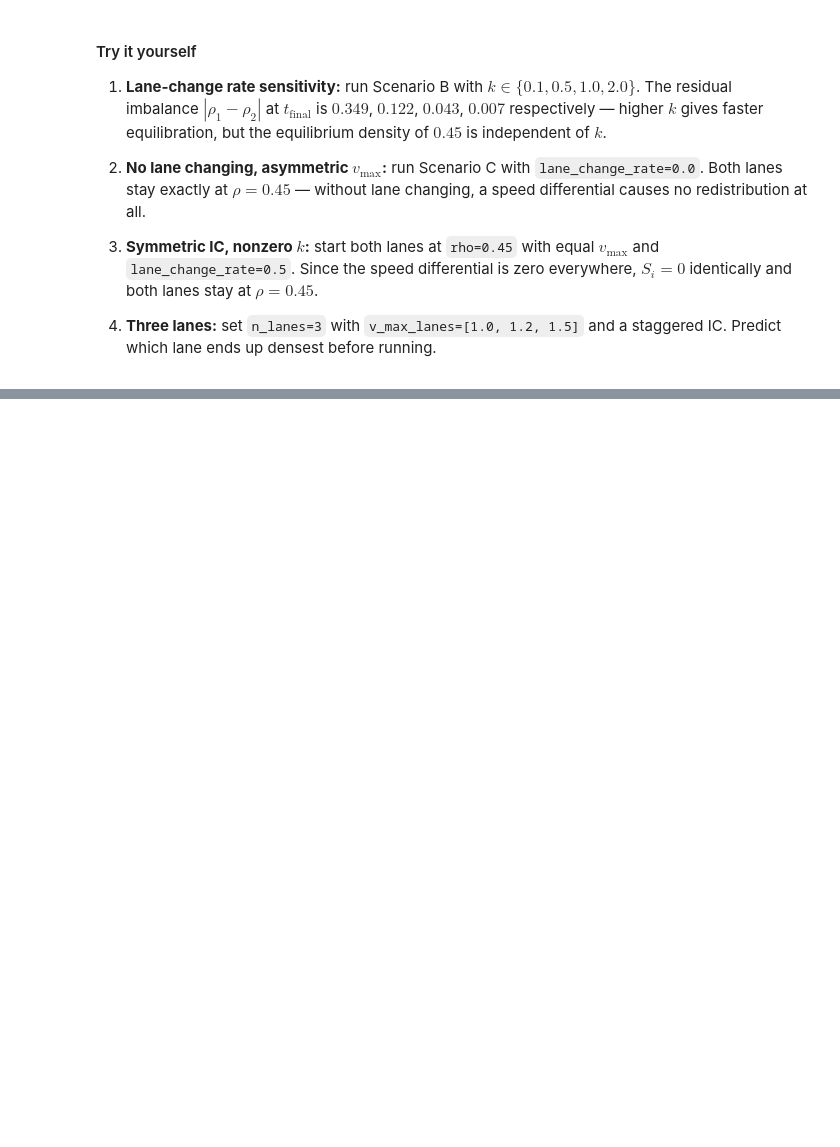
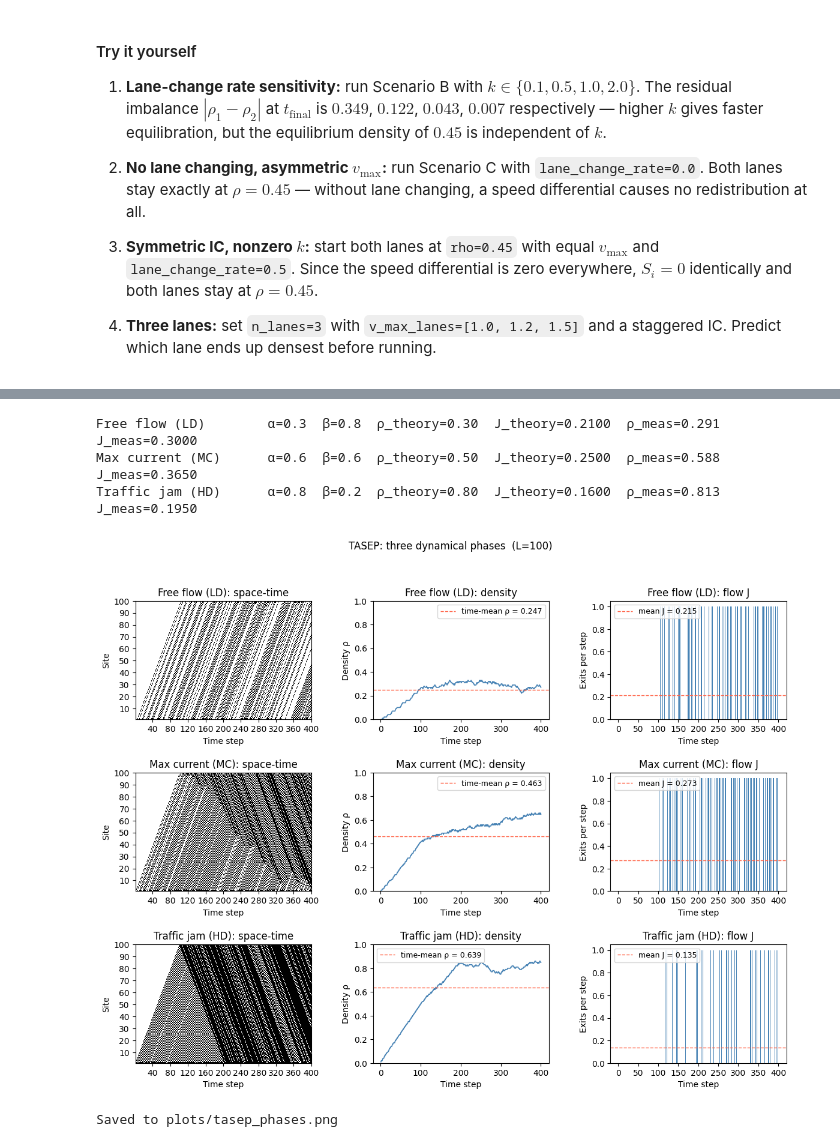
Before and after one commit to JasperA680/PX915, a Jupyter notebook: notebooks/tutorial.ipynb, the cells around one changed output, grey strips where cells are left out. Drawn from its saved outputs; the diff is of its cells as text; code cells hidden in the pictures; blank space fills up the shorter version.

```diff
--- a/notebooks/tutorial.ipynb
+++ b/notebooks/tutorial.ipynb
@@ -611,0 +700,47 @@ To run the existing single-lane CA simulations now, use the GUI.
+# %%
+L, N_STEPS = 100, 400
+CONFIGS = [
+    ('Free flow (LD)',    0.3, 0.8),
+    ('Max current (MC)', 0.6, 0.6),
+    ('Traffic jam (HD)', 0.8, 0.2),
+]
+
+fig = plt.figure(figsize=(14, 10))
+gs  = gridspec.GridSpec(3, 3, hspace=0.45, wspace=0.35)
+
+for row, (label, alpha, beta) in enumerate(CONFIGS):
+    rng     = np.random.default_rng(42)
+    state   = np.zeros(L, dtype=np.int8)
+    history = np.zeros((L, N_STEPS), dtype=np.int8)   # shape (site, time)
+    density = np.empty(N_STEPS)
+    current = np.empty(N_STEPS, dtype=int)
+
+    for t in range(N_STEPS):
+        state, exits  = tasep_step(state, alpha, beta, rng)
+        history[:, t] = state
+        density[t]    = state.mean()
+        current[t]    = exits
+
+    data = dict(L=L, n_steps=N_STEPS, alpha=alpha, beta=beta,
+                history=history, density=density, current=current)
+
+    plot_spacetime(data, ax=fig.add_subplot(gs[row, 0]), title=f'{label}: space-time')
+    plot_density  (data, ax=fig.add_subplot(gs[row, 1]), title=f'{label}: density')
+    plot_current  (data, ax=fig.add_subplot(gs[row, 2]), title=f'{label}: flow J')
+
+    rho_theory = alpha if alpha < 0.5 else (0.5 if beta > 0.5 else 1 - beta)
+    J_theory   = rho_theory * (1 - rho_theory)
+    print(f'{label:20s}  α={alpha}  β={beta}  '
+          f'ρ_theory={rho_theory:.2f}  J_theory={J_theory:.4f}  '
+          f'ρ_meas={density[-200:].mean():.3f}  J_meas={current[-200:].mean():.4f}')
+
+fig.suptitle('TASEP: three dynamical phases  (L=100)', fontsize=12)
+fig.savefig(PLOTS_DIR / 'tasep_phases.png', dpi=150, bbox_inches='tight')
+plt.show()
+print('Saved to plots/tasep_phases.png')
+# %% [output]
+Free flow (LD)        α=0.3  β=0.8  ρ_theory=0.30  J_theory=0.2100  ρ_meas=0.291  J_meas=0.3000
+Max current (MC)      α=0.6  β=0.6  ρ_theory=0.50  J_theory=0.2500  ρ_meas=0.588  J_meas=0.3650
+Traffic jam (HD)      α=0.8  β=0.2  ρ_theory=0.80  J_theory=0.1600  ρ_meas=0.813  J_meas=0.1950
+[figure, added]
+Saved to plots/tasep_phases.png
```
Also changed, not shown: parts of 32 cells of this notebook, 1 other file.
